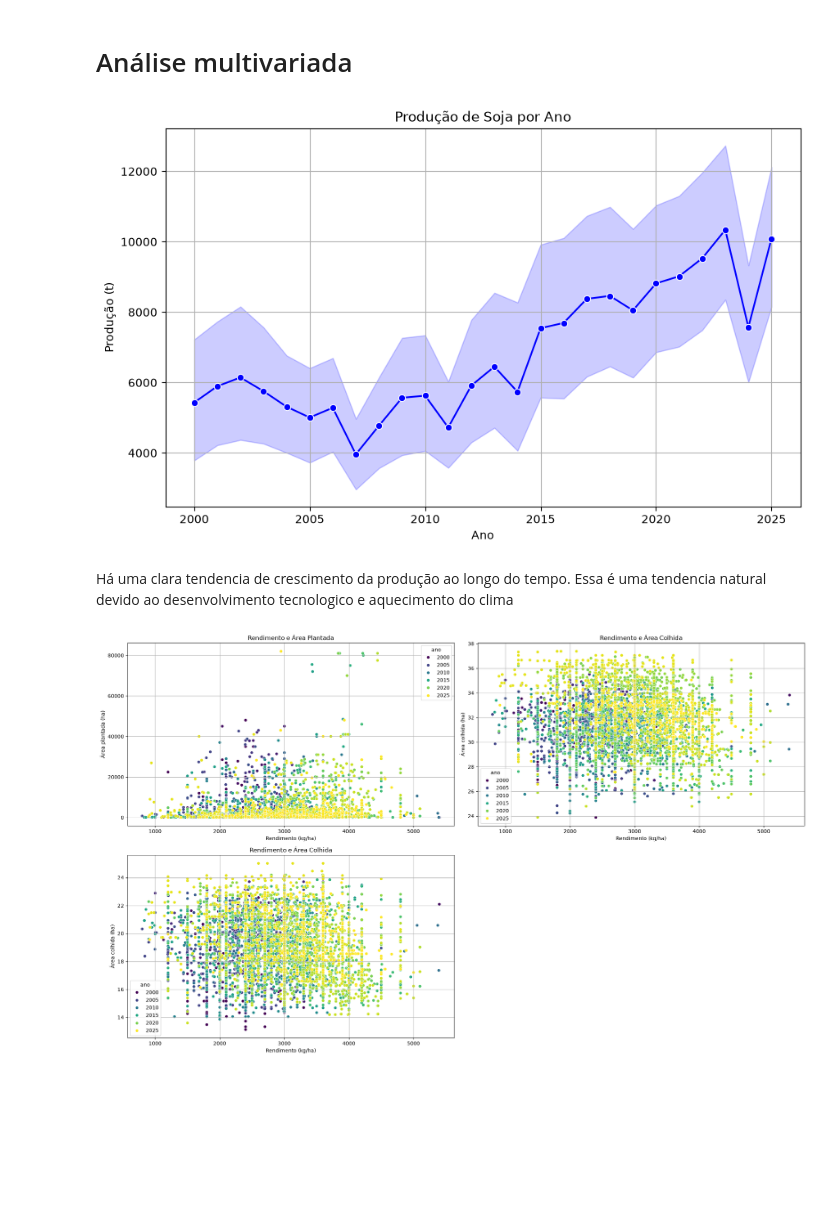
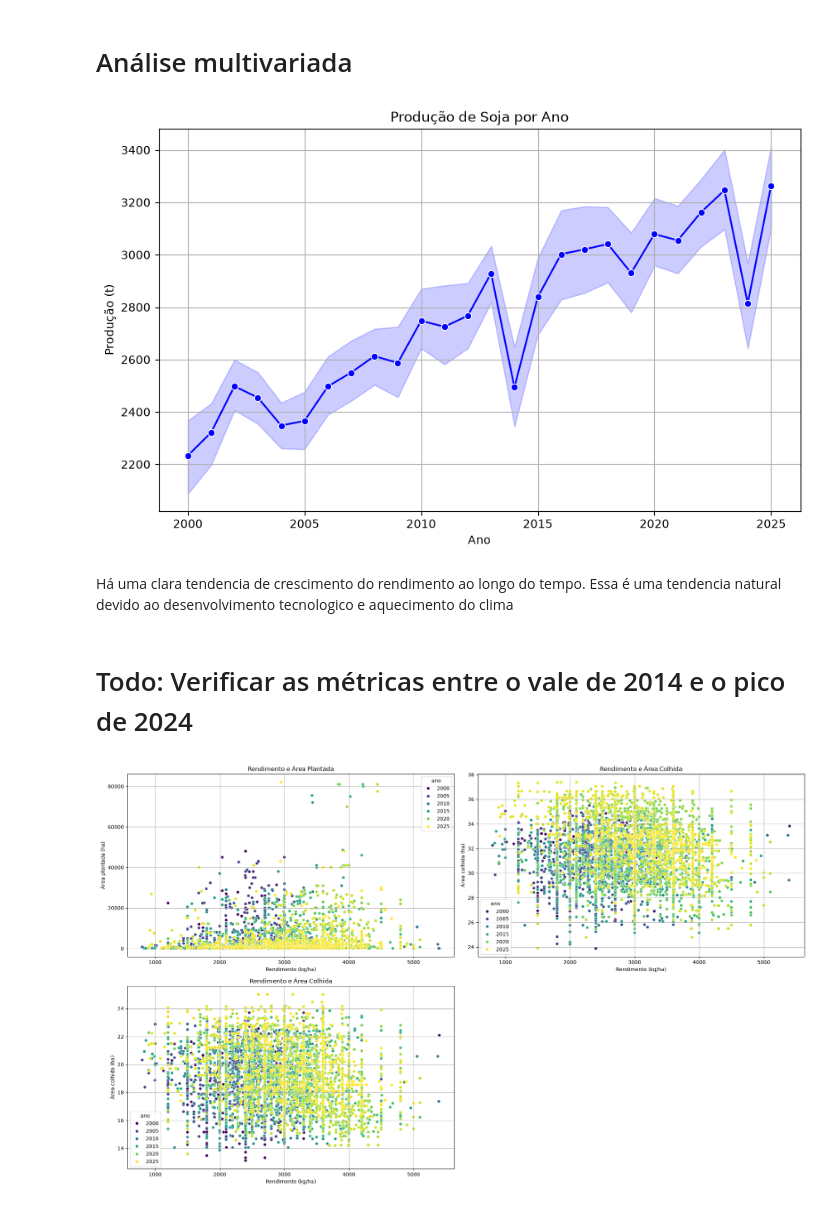
Before and after one commit to JorgeAgroSollution/Jorge_ML, a Jupyter notebook: EDA/analise_soja.ipynb, the cells around one changed output. Cells and saved outputs as stored; diff of their text form; code cells hidden in the pictures; blank space fills up the shorter version.

```diff
--- a/EDA/analise_soja.ipynb
+++ b/EDA/analise_soja.ipynb
@@ -86,6 +87,8 @@ df.loc[df["ano"] >= 2022]
 | 8932 | Álvaro de Carvalho - SP | 2025 | 200.0 | 2000.0 | 100.0 | 100.0 | soja | 3501400 | ... |
 | 8933 | Óleo - SP | 2025 | 17487.0 | 3761.0 | 4650.0 | 4650.0 | soja | 3533809 | ... |
 1898 rows × 67 columns
+# %%
+df = df[df["solo_imputado"].eq(0)]
 # %% [markdown]
 # Análise das variáveis numéricas
 # %% [markdown]
@@ -351,20 +342,22 @@ df_eda.dropna(axis=1, thresh=int(0.8 * len(df_eda)), inplace=True)
 # %% [markdown]
 # Análise multivariada
 # %%
-# produção por ano
+# Verificar produção por ano
 
 plt.figure(figsize=(10, 6))
 
-sns.lineplot(data=df, x="ano", y="producao_t", marker="o", color="blue")
+sns.lineplot(data=df, x="ano", y="rendimento_kg_ha", marker="o", color="blue")
 
 plt.title("Produção de Soja por Ano")
 plt.xlabel("Ano")
 plt.ylabel("Produção (t)")
 plt.grid()
 # %% [output]
-[figure, old version]
+[figure, new version]
 # %% [markdown]
-Há uma clara tendencia de crescimento da produção ao longo do tempo. Essa é uma tendencia natural devido ao desenvolvimento tecnologico e aquecimento do clima
+Há uma clara tendencia de crescimento do rendimento ao longo do tempo. Essa é uma tendencia natural devido ao desenvolvimento tecnologico e aquecimento do clima
+# %% [markdown]
+# Todo: Verificar as métricas entre o vale de 2014 e o pico de 2024
 # %%
 # relação area plantada e colhida
 
```
Also changed, not shown: parts of 20 cells of this notebook, 36 other files.
